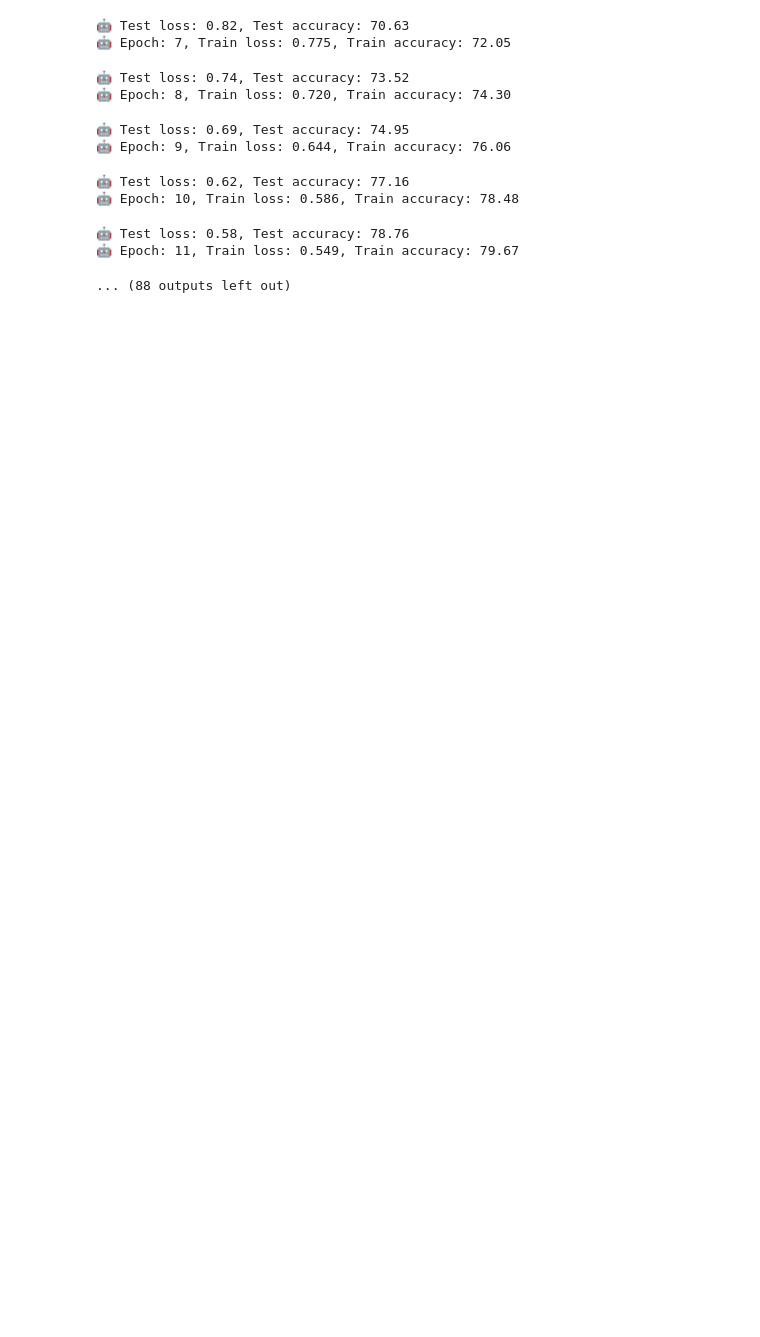
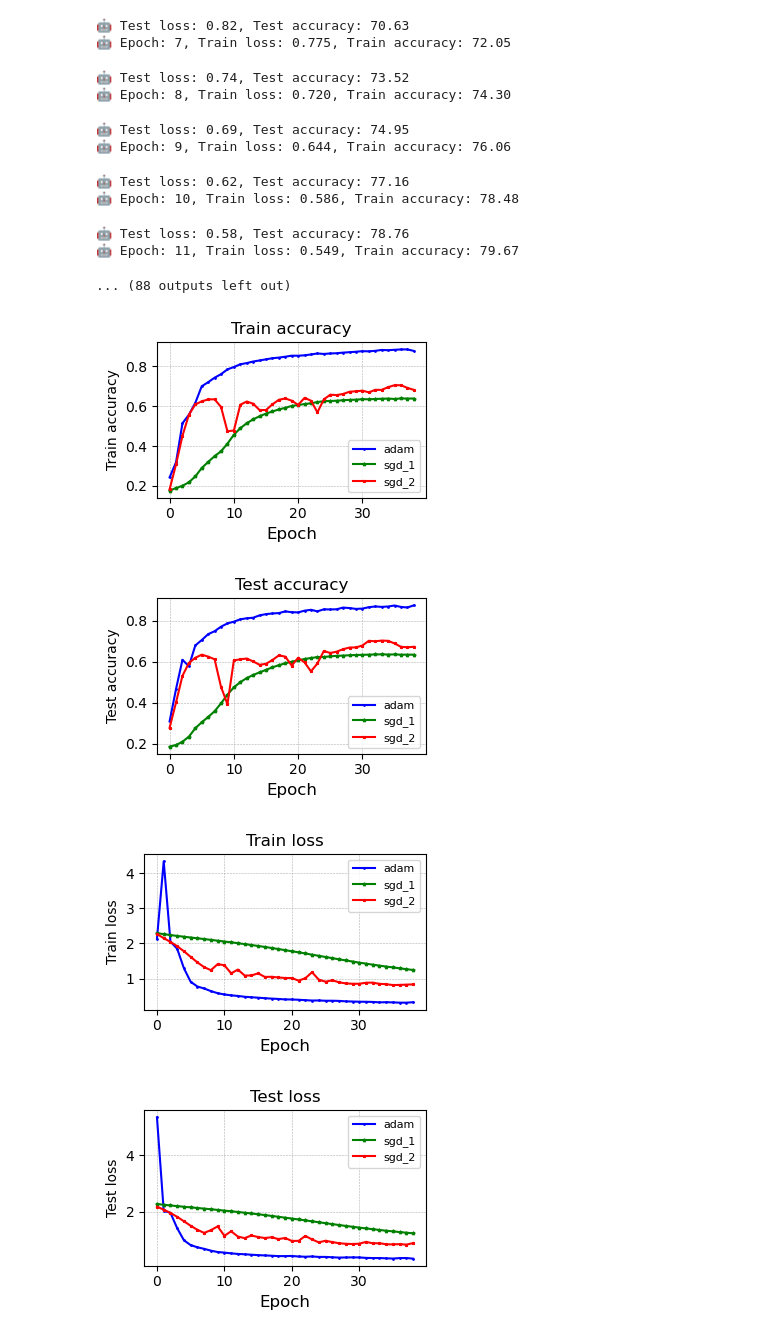
Before and after one commit to AlexToW/benchmarx, a Jupyter notebook: examples/NN_training.ipynb, the cells around one changed output. Saved outputs shown, nothing was run; the diff lists cells and outputs as text; code cells hidden in the pictures; blank space fills up the shorter version.

```diff
--- a/examples/NN_training.ipynb
+++ b/examples/NN_training.ipynb
@@ -76,3 +58,12 @@ bencmark.run(save=True, path=path_to_save)
 🤖 Test loss: 0.58, Test accuracy: 78.76
 🤖 Epoch: 11, Train loss: 0.549, Train accuracy: 79.67
 ... (88 outputs left out)
+# %%
+plot = Plotter(['train_acc', 'test_acc', 'train_loss', 'test_loss'],
+                   data_path='model_data.json')
+plot._plot_nn_data()
+# %% [output]
+[figure, added]
+[figure, added]
+[figure, added]
+[figure, added]
```
Also changed, not shown: parts of 1 cell of this notebook, 5 other files.
